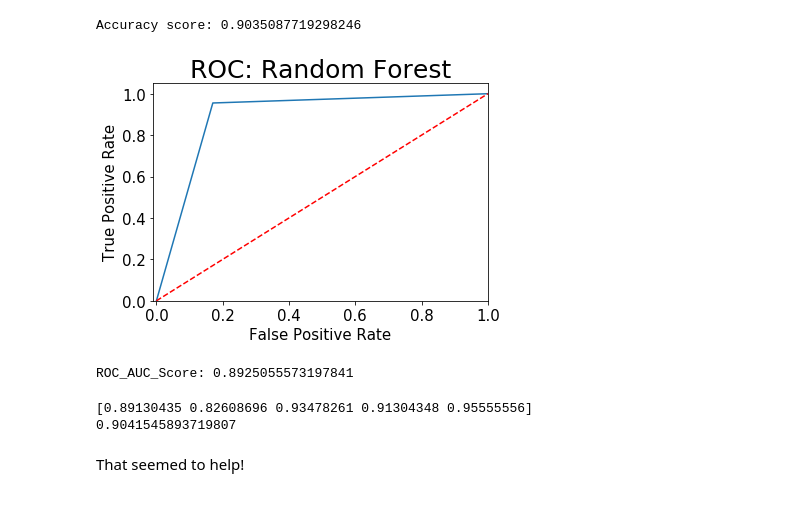
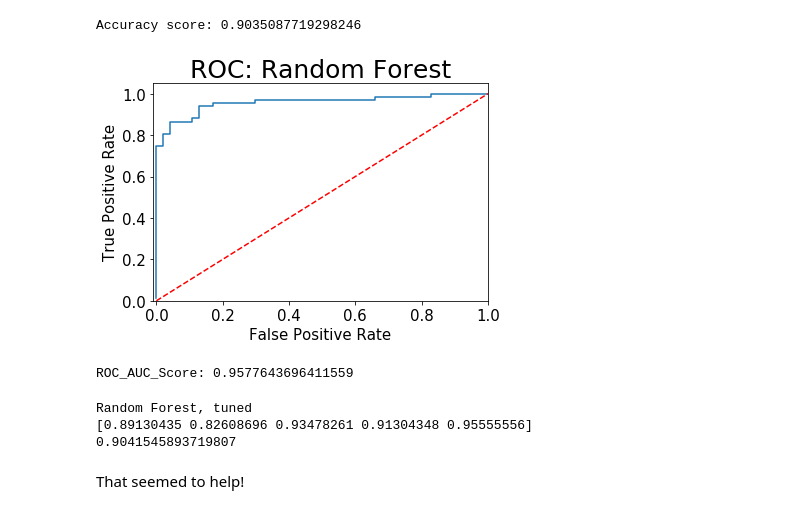
Before and after one commit to KatieBSC/TapDanceDecoder, a Jupyter notebook: notebooks/MVP_audio_preaugmentation.ipynb, the cells around one changed output. Drawn from its saved outputs; the diff is of its cells as text; code cells hidden in the pictures.

Commit message:
minor changes, return torch probabilities

```diff
--- a/notebooks/MVP_audio_preaugmentation.ipynb
+++ b/notebooks/MVP_audio_preaugmentation.ipynb
@@ -98,7 +98,7 @@ def ROC_plot (testname, y_true, y_prob):
 
     logit_roc_auc = roc_auc_score(y_true, y_prob)
 
-    fpr, tpr, thresholds = roc_curve(y_true, y_prob)
+    fpr, tpr, thresholds = roc_curve(y_true, y_prob, drop_intermediate=True)
 
     plt.figure()
     plt.plot(fpr, tpr)
@@ -113,3 +113,5 @@ def ROC_plot (testname, y_true, y_prob):
 
     plt.show()
     print ('ROC_AUC_Score: ' + str(logit_roc_auc))
+    #print(thresholds.shape)
+    #print(len(np.unique(y_prob)))
@@ -226,14 +236,16 @@ print('Accuracy score: ' + str(accuracy_score(y_test, predict_rf2)))
 # %% [output]
 Accuracy score: 0.9035087719298246
 # %%
-ROC_plot('Random Forest', y_test, predict_rf2)
+ROC_plot('Random Forest', y_test, rnd_clf2.predict_proba(X_test)[:,1])
 # %% [output]
-[figure, old version]
+[figure, new version]
-ROC_AUC_Score: 0.8925055573197841
+ROC_AUC_Score: 0.9577643696411559
 # %%
+print('Random Forest, tuned')
 print(cross_val_score(rnd_clf2, X_train, y_train, cv=5))
 print((cross_val_score(rnd_clf2, X_train, y_train, cv=5)).mean())
 # %% [output]
+Random Forest, tuned
 [0.89130435 0.82608696 0.93478261 0.91304348 0.95555556]
 0.9041545893719807
 # %% [markdown]
```
Also changed, not shown: parts of 7 cells of this notebook, 4 other files.
